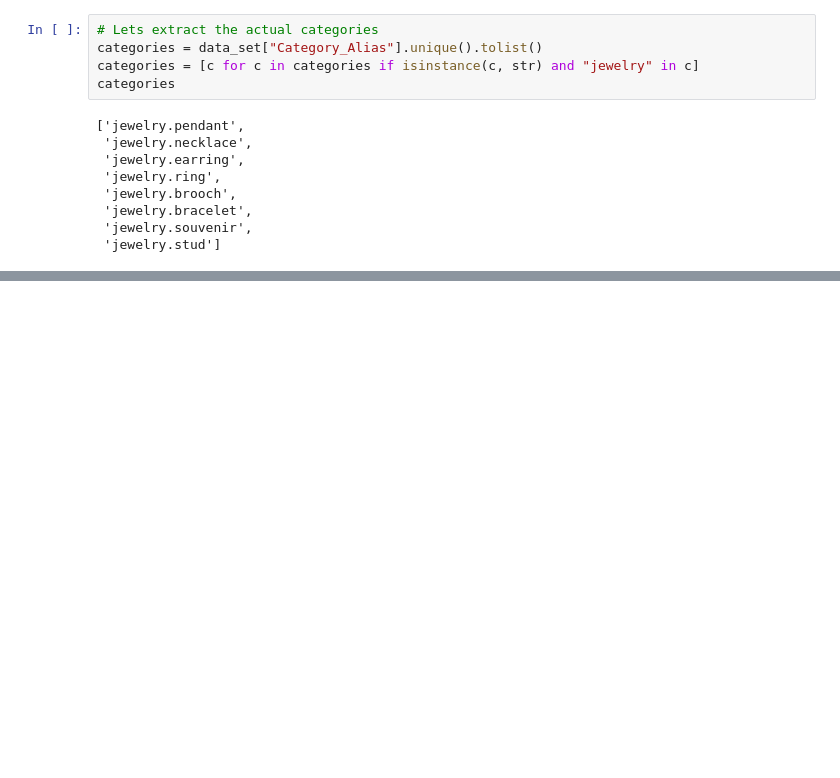
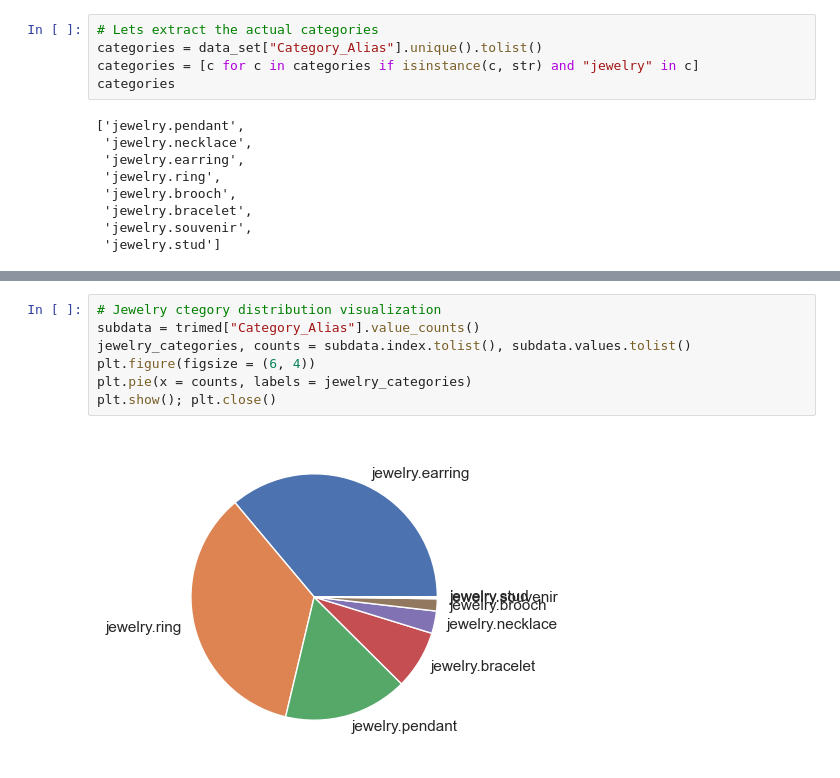
Before and after one commit to TestimOnyOni/OptimumJewelryPrice, a Jupyter notebook: Notebooks/OptimumJewelryPricing.ipynb, the cells around one changed output, grey strips where cells are left out. Cells and saved outputs as stored; diff of their text form; blank space fills up the shorter version.

```diff
--- a/Notebooks/OptimumJewelryPricing.ipynb
+++ b/Notebooks/OptimumJewelryPricing.ipynb
@@ -342,0 +343,9 @@ dtype: float64
+# %%
+# Jewelry ctegory distribution visualization
+subdata = trimed["Category_Alias"].value_counts()
+jewelry_categories, counts = subdata.index.tolist(), subdata.values.tolist()
+plt.figure(figsize = (6, 4))
+plt.pie(x = counts, labels = jewelry_categories)
+plt.show(); plt.close()
+# %% [output]
+[figure, added]
```
Also changed, not shown: parts of 11 cells of this notebook.
